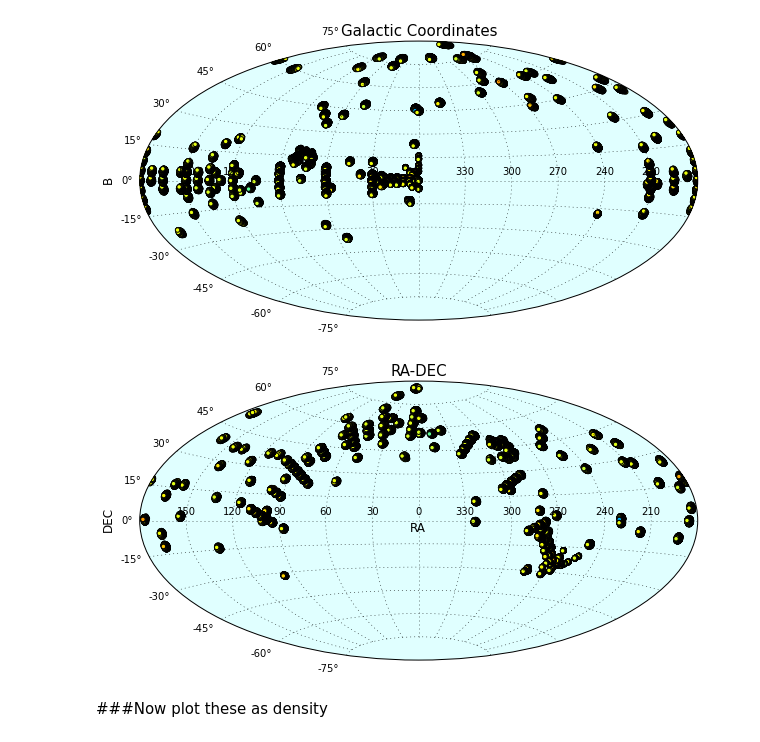
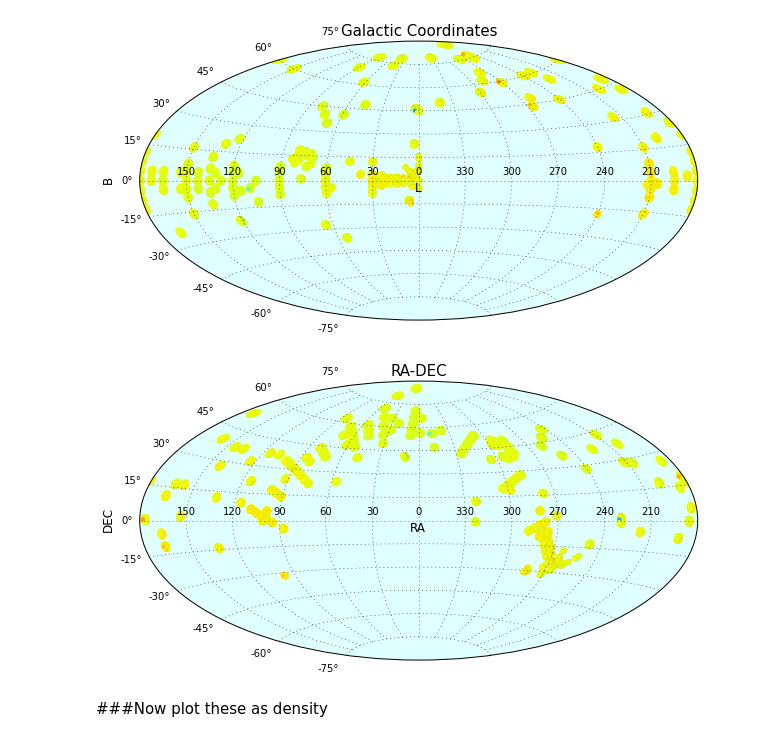
Before and after one commit to stephenpardy/PythonNotebooks, a Jupyter notebook: APOGEE.ipynb, the cells around one changed output. Cells and saved outputs as stored; diff of their text form; code cells hidden in the pictures.

```diff
--- a/APOGEE.ipynb
+++ b/APOGEE.ipynb
@@ -69,13 +52,13 @@ def plot_coords(RA,Dec,org=0,title='Mollweide projection', projection='mollweide
     ax.yaxis.label.set_fontsize(12)
     ax.grid(True)
 # %%
-plot_coords(l, b, projection='aitoff', title='Galactic Coordinates', xlabel='L', ylabel='B', c=vel)
+plot_coords(l, b, projection='aitoff', title='Galactic Coordinates', xlabel='L', ylabel='B', c=vel, lw=0)
 # %% [output]
-[figure, old version]
+[figure, new version]
 # %%
-plot_coords(RA, DEC, projection='aitoff', title='RA-DEC', xlabel='RA', ylabel='DEC', c=Vel)
+plot_coords(ra, dec, projection='aitoff', title='RA-DEC', xlabel='RA', ylabel='DEC', c=vel, lw=0)
 # %% [output]
-[figure, old version]
+[figure, new version]
 # %% [markdown]
 ###Now plot these as density
 # %%
```
Also changed, not shown: parts of 6 cells of this notebook.
